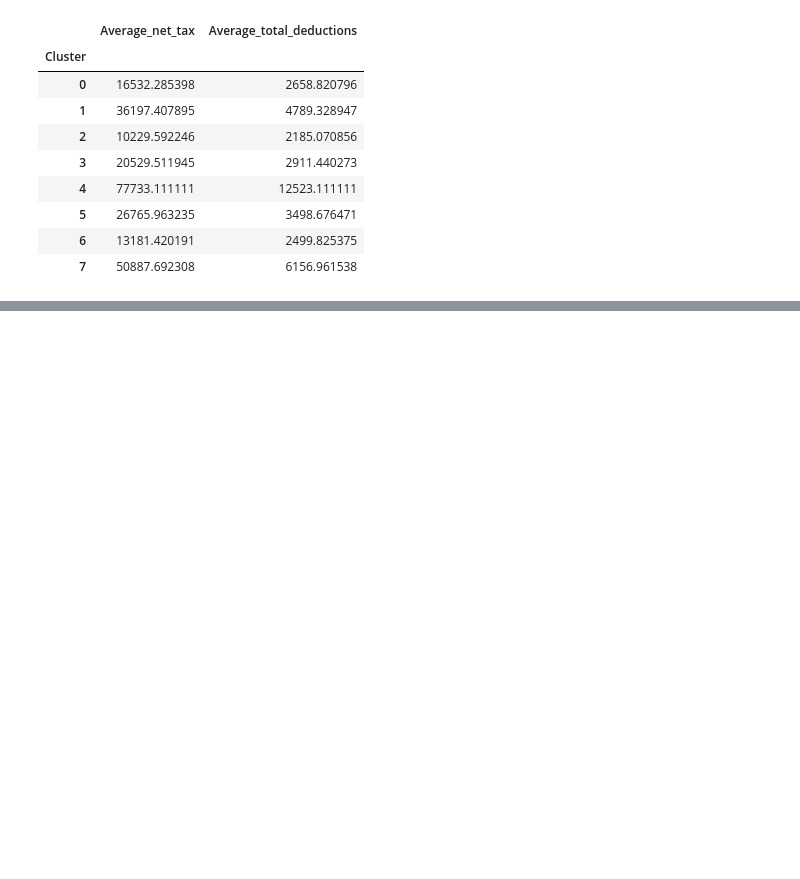
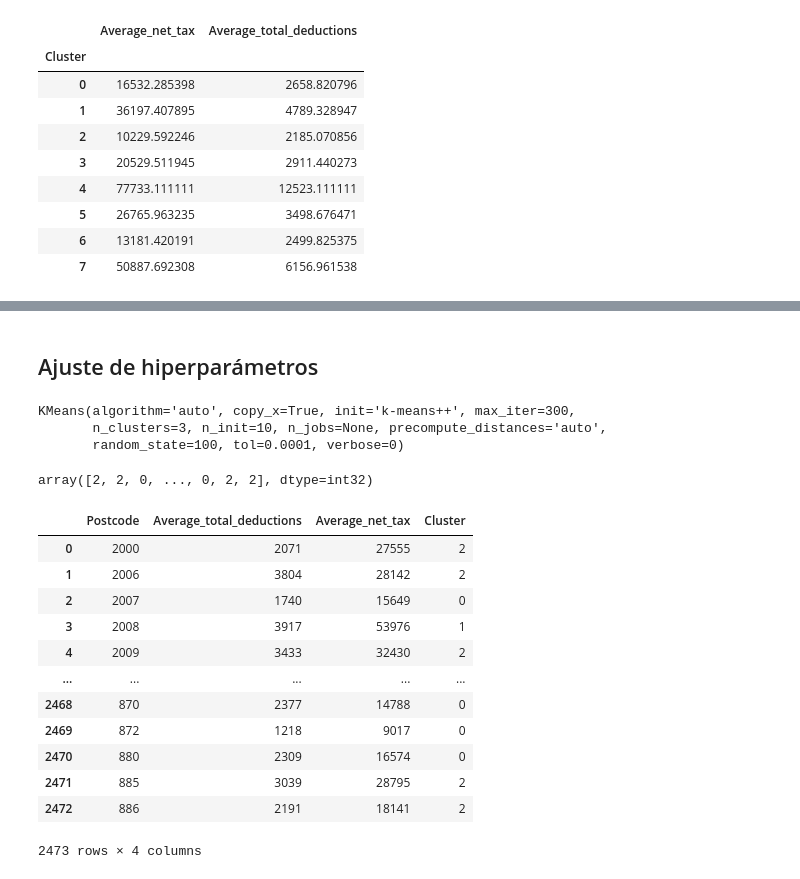
Before and after one commit to cristiandarioortegayubro/BA, a Jupyter notebook: BA_CE_TAX.ipynb, the cells around one changed output, grey strips where cells are left out. Drawn from its saved outputs; the diff is of its cells as text; code cells hidden in the pictures; blank space fills up the shorter version.

```diff
--- a/BA_CE_TAX.ipynb
+++ b/BA_CE_TAX.ipynb
@@ -138,0 +175,32 @@ scatter_plot.encode(x="Average_total_deductions", y="Average_net_tax", color="Cl
+# %% [markdown]
+## Ajuste de hiperparámetros
+# %%
+kmeans = KMeans(random_state=100, n_clusters=3)
+# %%
+kmeans.fit(X)
+# %% [output]
+KMeans(algorithm='auto', copy_x=True, init='k-means++', max_iter=300,
+       n_clusters=3, n_init=10, n_jobs=None, precompute_distances='auto',
+       random_state=100, tol=0.0001, verbose=0)
+# %%
+y_preds = kmeans.predict(X)
+y_preds
+# %% [output]
+array([2, 2, 0, ..., 0, 2, 2], dtype=int32)
+# %%
+impuestos["Cluster"] = y_preds
+impuestos
+# %% [output]
+|  | Postcode | Average_total_deductions | Average_net_tax | Cluster |
+| 0 | 2000 | 2071 | 27555 | 2 |
+| 1 | 2006 | 3804 | 28142 | 2 |
+| 2 | 2007 | 1740 | 15649 | 0 |
+| 3 | 2008 | 3917 | 53976 | 1 |
+| 4 | 2009 | 3433 | 32430 | 2 |
+| ... | ... | ... | ... | ... |
+| 2468 | 870 | 2377 | 14788 | 0 |
+| 2469 | 872 | 1218 | 9017 | 0 |
+| 2470 | 880 | 2309 | 16574 | 0 |
+| 2471 | 885 | 3039 | 28795 | 2 |
+| 2472 | 886 | 2191 | 18141 | 2 |
+2473 rows × 4 columns
```
Also changed, not shown: parts of 11 cells of this notebook.
